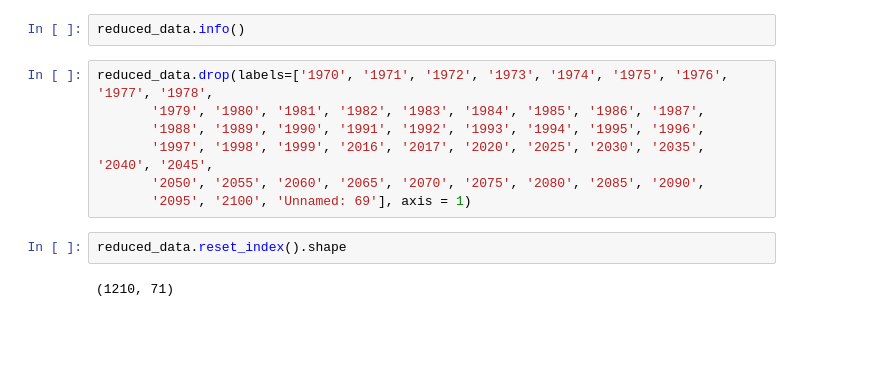
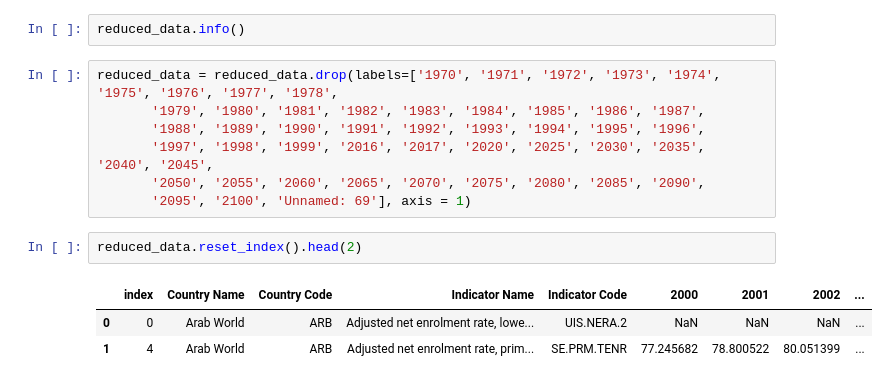
Before and after one commit to estoymukundjha/Global-education-analysis, a Jupyter notebook: World_Bank_Global_Education_Analysis.ipynb, the cells around one changed output. Cells and saved outputs as stored; diff of their text form; blank space fills up the shorter version.

```diff
--- a/World_Bank_Global_Education_Analysis.ipynb
+++ b/World_Bank_Global_Education_Analysis.ipynb
@@ -234,13 +219,15 @@ reduced_data.shape
 # %%
 reduced_data.info()
 # %%
-reduced_data.drop(labels=['1970', '1971', '1972', '1973', '1974', '1975', '1976', '1977', '1978',
+reduced_data = reduced_data.drop(labels=['1970', '1971', '1972', '1973', '1974', '1975', '1976', '1977', '1978',
        '1979', '1980', '1981', '1982', '1983', '1984', '1985', '1986', '1987',
        '1988', '1989', '1990', '1991', '1992', '1993', '1994', '1995', '1996',
        '1997', '1998', '1999', '2016', '2017', '2020', '2025', '2030', '2035', '2040', '2045',
        '2050', '2055', '2060', '2065', '2070', '2075', '2080', '2085', '2090',
        '2095', '2100', 'Unnamed: 69'], axis = 1)
 # %%
-reduced_data.reset_index().shape
+reduced_data.reset_index().head(2)
 # %% [output]
-(1210, 71)
+|  | index | Country Name | Country Code | Indicator Name | Indicator Code | 2000 | 2001 | 2002 | ... |
+| 0 | 0 | Arab World | ARB | Adjusted net enrolment rate, lowe... | UIS.NERA.2 | NaN | NaN | NaN | ... |
+| 1 | 4 | Arab World | ARB | Adjusted net enrolment rate, prim... | SE.PRM.TENR | 77.245682 | 78.800522 | 80.051399 | ... |
```
Also changed, not shown: parts of 6 cells of this notebook.
